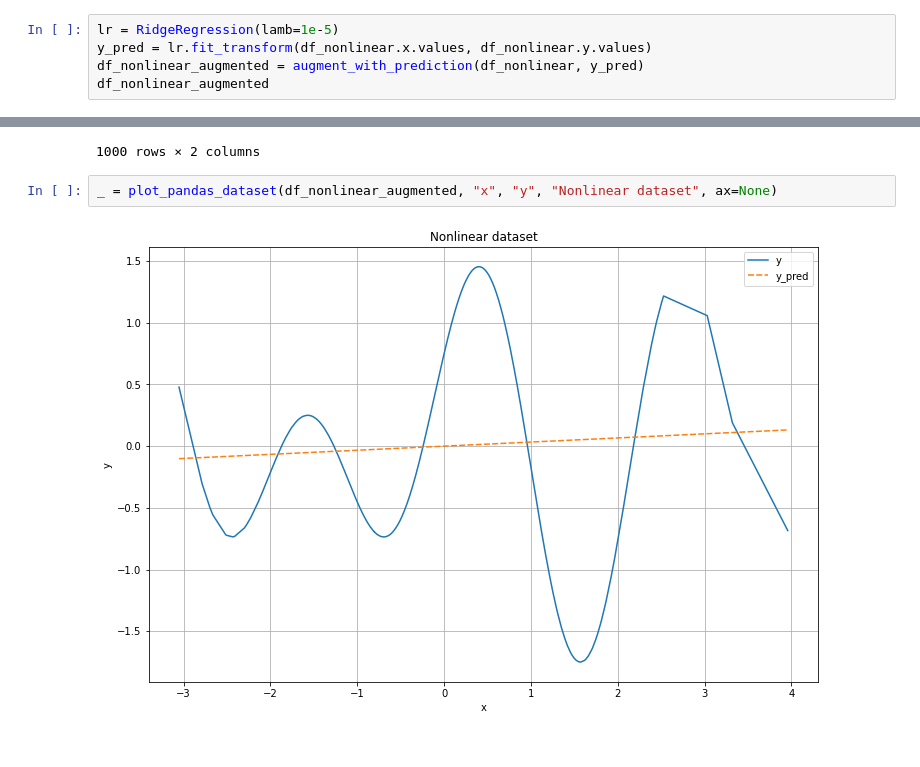
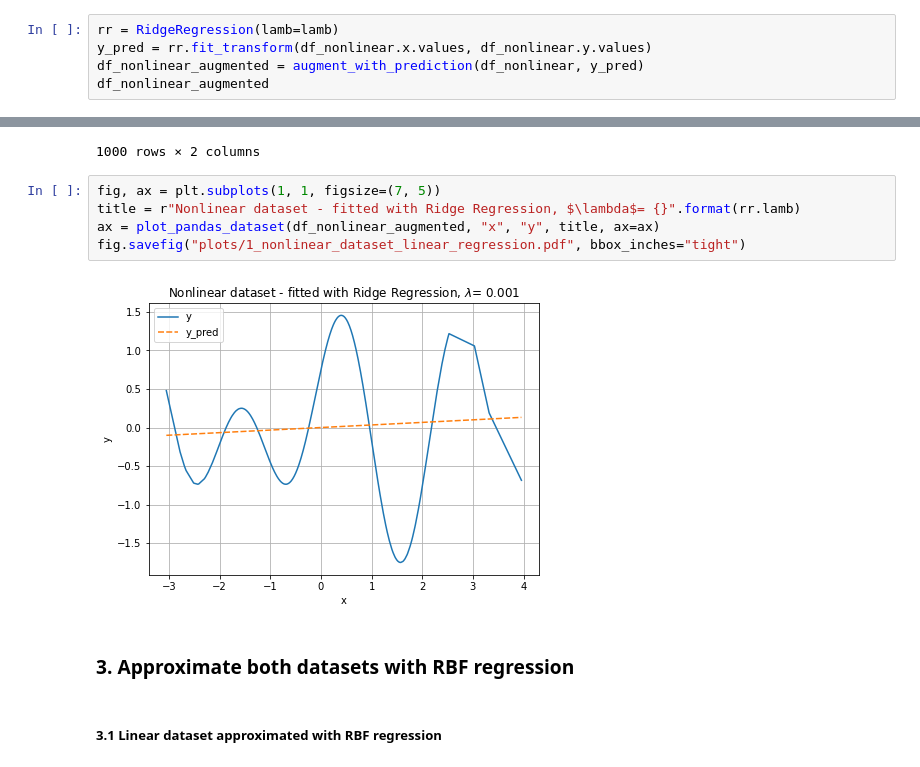
Before and after one commit to sonmikrafft-uni-MLCMS/ex5, a Jupyter notebook: task_1.ipynb, the cells around one changed output, grey strips where cells are left out. Drawn from its saved outputs; the diff is of its cells as text.

```diff
--- a/task_1.ipynb
+++ b/task_1.ipynb
@@ -92,6 +101,6 @@ ax = plot_pandas_dataset(df_linear_augmented, "x", "y", f"Linear dataset - fitte
 # %%
-lr = RidgeRegression(lamb=1e-5)
-y_pred = lr.fit_transform(df_nonlinear.x.values, df_nonlinear.y.values)
+rr = RidgeRegression(lamb=lamb)
+y_pred = rr.fit_transform(df_nonlinear.x.values, df_nonlinear.y.values)
 df_nonlinear_augmented = augment_with_prediction(df_nonlinear, y_pred)
 df_nonlinear_augmented
 # %% [output]
@@ -109,7 +118,14 @@ df_nonlinear_augmented
 | 0.353870 | 1.443023 | 0.011752 |
 | -0.186955 | 0.166275 | -0.006209 |
 1000 rows × 2 columns
-# %%
-_ = plot_pandas_dataset(df_nonlinear_augmented, "x", "y", "Nonlinear dataset", ax=None)
-# %% [output]
-[figure, removed]
+# %%
+fig, ax = plt.subplots(1, 1, figsize=(7, 5))
+title = r"Nonlinear dataset - fitted with Ridge Regression, $\lambda$= {}".format(rr.lamb)
+ax = plot_pandas_dataset(df_nonlinear_augmented, "x", "y", title, ax=ax)
+fig.savefig("plots/1_nonlinear_dataset_linear_regression.pdf", bbox_inches="tight")
+# %% [output]
+[figure, added]
+# %% [markdown]
+### 3. Approximate both datasets with RBF regression
+# %% [markdown]
+##### 3.1 Linear dataset approximated with RBF regression
```
Also changed, not shown: parts of 16 cells of this notebook.
